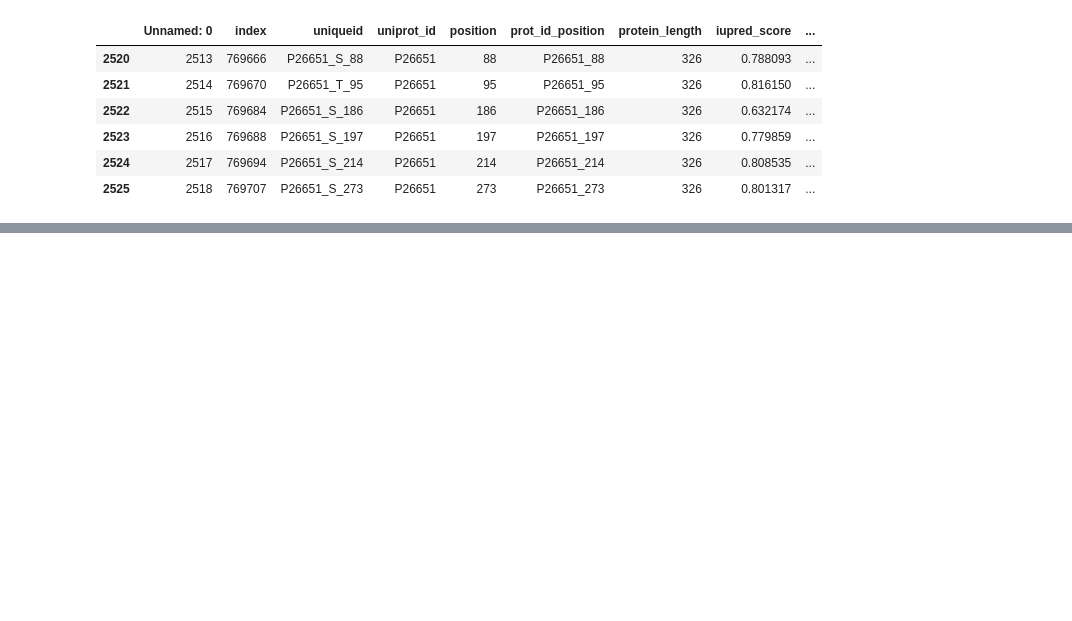
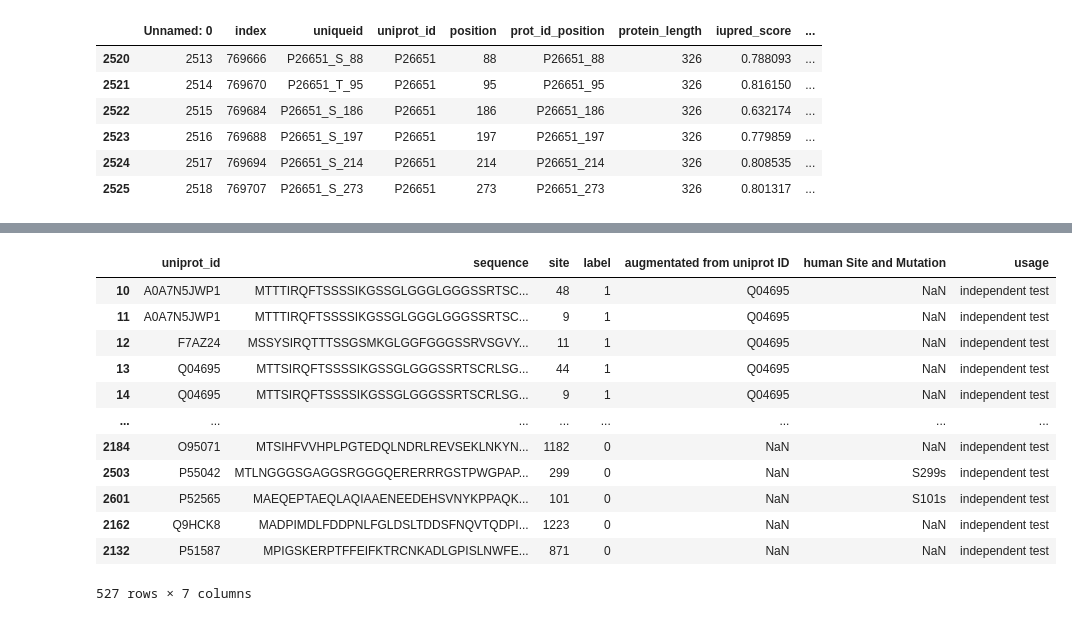
Before and after one commit to liuliu-umich/CAMP-14-3-3, a Jupyter notebook: 4.0 Training dataset independent dataset split.ipynb, the cells around one changed output, grey strips where cells are left out. Saved outputs shown, nothing was run; the diff lists cells and outputs as text; code cells hidden in the pictures; blank space fills up the shorter version.

```diff
--- a/4.0 Training dataset independent dataset split.ipynb
+++ b/4.0 Training dataset independent dataset split.ipynb
@@ -429,9 +645,23 @@ df_sampling_indepnedent_positive
 # %%
 independent_dataset_df = pd.concat([df_sampling_indepnedent_positive, df_sampling_indepnedent_negative], axis=0)
 # %%
-independent_dataset_df = independent_dataset_df[['uniprot_id', 'sequence', 'site', 'label', 'augmentated from uniprot ID']]
+independent_dataset_df = independent_dataset_df[['uniprot_id', 'sequence', 'site', 'label', 'augmentated from uniprot ID','human Site and Mutation']]
 independent_dataset_df["usage"] = "independent test"
 independent_dataset_df
+# %% [output]
+|  | uniprot_id | sequence | site | label | augmentated from uniprot ID | human Site and Mutation | usage |
+| 10 | A0A7N5JWP1 | MTTTIRQFTSSSSIKGSSGLGGGLGGGSSRTSC... | 48 | 1 | Q04695 | NaN | independent test |
+| 11 | A0A7N5JWP1 | MTTTIRQFTSSSSIKGSSGLGGGLGGGSSRTSC... | 9 | 1 | Q04695 | NaN | independent test |
+| 12 | F7AZ24 | MSSYSIRQTTTSSGSMKGLGGFGGGSSRVSGVY... | 11 | 1 | Q04695 | NaN | independent test |
+| 13 | Q04695 | MTTSIRQFTSSSSIKGSSGLGGGSSRTSCRLSG... | 44 | 1 | Q04695 | NaN | independent test |
+| 14 | Q04695 | MTTSIRQFTSSSSIKGSSGLGGGSSRTSCRLSG... | 9 | 1 | Q04695 | NaN | independent test |
+| ... | ... | ... | ... | ... | ... | ... | ... |
+| 2184 | O95071 | MTSIHFVVHPLPGTEDQLNDRLREVSEKLNKYN... | 1182 | 0 | NaN | NaN | independent test |
+| 2503 | P55042 | MTLNGGGSGAGGSRGGGQERERRRGSTPWGPAP... | 299 | 0 | NaN | S299s | independent test |
+| 2601 | P52565 | MAEQEPTAEQLAQIAAENEEDEHSVNYKPPAQK... | 101 | 0 | NaN | S101s | independent test |
+| 2162 | Q9HCK8 | MADPIMDLFDDPNLFGLDSLTDDSFNQVTQDPI... | 1223 | 0 | NaN | NaN | independent test |
+| 2132 | P51587 | MPIGSKERPTFFEIFKTRCNKADLGPISLNWFE... | 871 | 0 | NaN | NaN | independent test |
+527 rows × 7 columns
 # %%
 # ADD features to training and independent dataset
 final_dataset = pd.concat([training_dataset_df, independent_dataset_df], axis=0)
```
Also changed, not shown: parts of 32 cells of this notebook, 6 other files.
